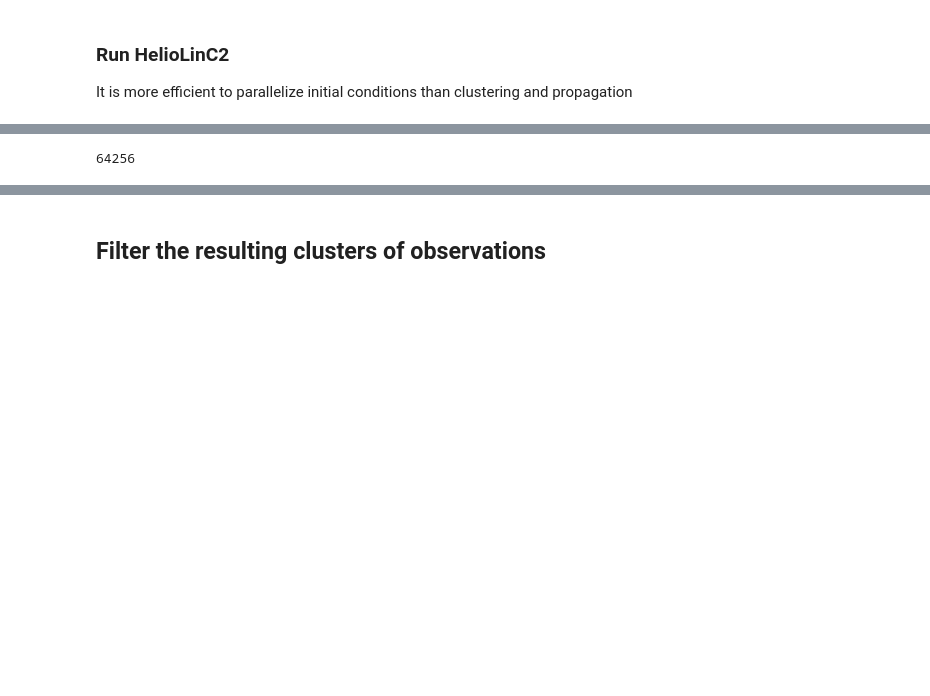
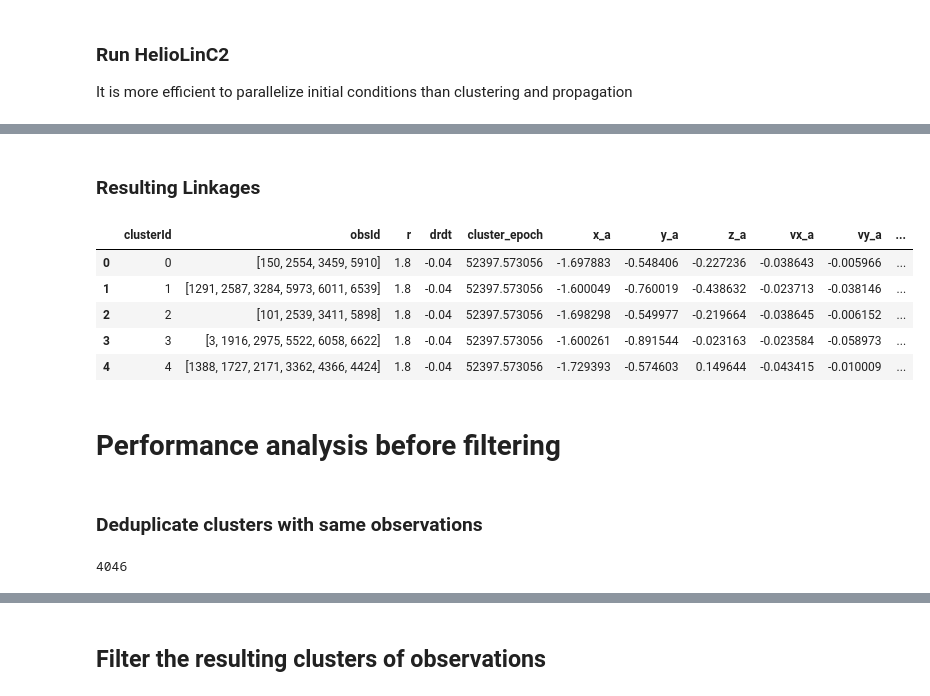
Before and after one commit to lsst-dm/heliolinc2, a Jupyter notebook: LSST_HelioLinC2_end_to_end_test_meanstate.ipynb, the cells around one changed output, grey strips where cells are left out. Saved outputs shown, nothing was run; the diff lists cells and outputs as text; code cells hidden in the pictures; blank space fills up the shorter version.

```diff
--- a/LSST_HelioLinC2_end_to_end_test_meanstate.ipynb
+++ b/LSST_HelioLinC2_end_to_end_test_meanstate.ipynb
@@ -64,5 +71,3 @@ dfveres= pd.read_csv('examples/data/Veres_5x5deb_14nights.tar.gz',sep=',', skipr
-# %%
-dfjpl=dfveres.rename(columns={"Veres_5x5deb_14nights.csv": "obj"})
 # %% [markdown]
 ### Extract epochs of observations and query JPL Horizons for the corresponding observer states
 # %%
@@ -199,6 +206,23 @@ total number of dataframes: 99
 # %%
 clustered_observations = (pd.concat(clusters_df)).reset_index(drop=True)
 clustered_observations['clusterId']=clustered_observations.index
-len(clustered_observations)
-# %% [output]
-64256
+# %% [markdown]
+### Resulting Linkages
+# %%
+clustered_observations.head()
+# %% [output]
+|  | clusterId | obsId | r | drdt | cluster_epoch | x_a | y_a | z_a | vx_a | vy_a | ... |
+| 0 | 0 | [150, 2554, 3459, 5910] | 1.8 | -0.04 | 52397.573056 | -1.697883 | -0.548406 | -0.227236 | -0.038643 | -0.005966 | ... |
+| 1 | 1 | [1291, 2587, 3284, 5973, 6011, 6539] | 1.8 | -0.04 | 52397.573056 | -1.600049 | -0.760019 | -0.438632 | -0.023713 | -0.038146 | ... |
+| 2 | 2 | [101, 2539, 3411, 5898] | 1.8 | -0.04 | 52397.573056 | -1.698298 | -0.549977 | -0.219664 | -0.038645 | -0.006152 | ... |
+| 3 | 3 | [3, 1916, 2975, 5522, 6058, 6622] | 1.8 | -0.04 | 52397.573056 | -1.600261 | -0.891544 | -0.023163 | -0.023584 | -0.058973 | ... |
+| 4 | 4 | [1388, 1727, 2171, 3362, 4366, 4424] | 1.8 | -0.04 | 52397.573056 | -1.729393 | -0.574603 | 0.149644 | -0.043415 | -0.010009 | ... |
+# %% [markdown]
+# Performance analysis before filtering
+# %% [markdown]
+### Deduplicate clusters with same observations
+# %%
+cod=hl.deduplicateClusters(clustered_observations)
+print(len(cod))
+# %% [output]
+4046
```
Also changed, not shown: parts of 22 cells of this notebook, 1 other file.
